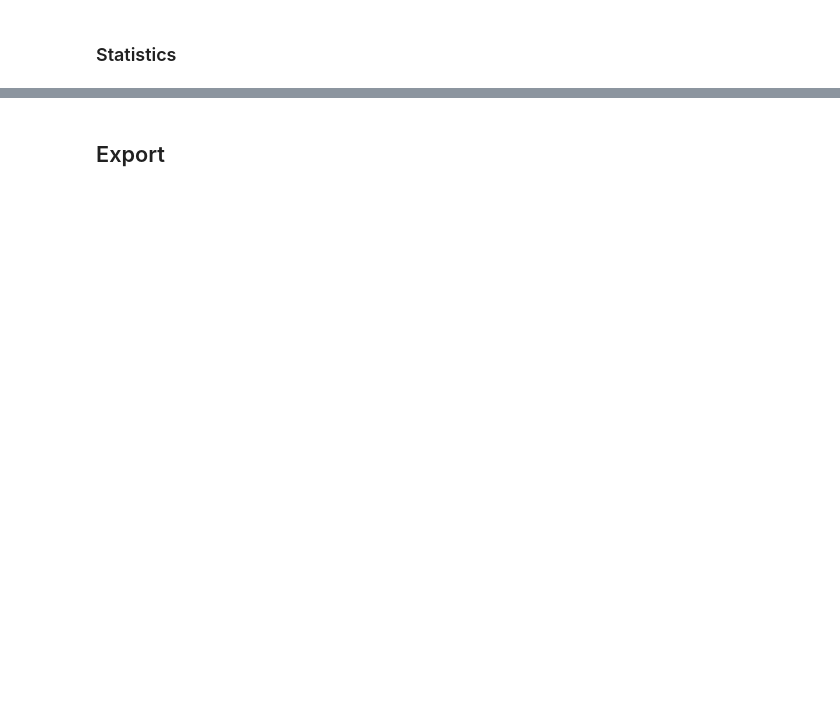
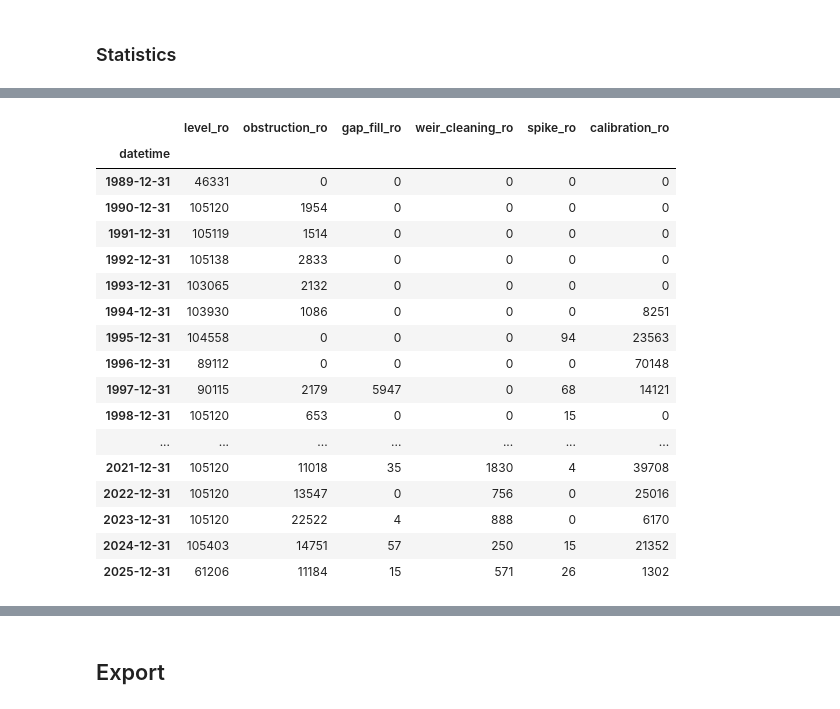
Before and after one commit to gmcginnis/info-698-capstone, a Jupyter notebook: code/02_eda.ipynb, the cells around one changed output, grey strips where cells are left out. Saved outputs shown, nothing was run; the diff lists cells and outputs as text; code cells hidden in the pictures; blank space fills up the shorter version.

```diff
--- a/code/02_eda.ipynb
+++ b/code/02_eda.ipynb
@@ -327,11 +326,30 @@ data_fm
 # %%
 # data_fm_yr = data_water[['obstruction', 'gap_fill', 'weir_cleaning', 'spike', 'calibration']].resample('1YE').sum()
 # data_fm_yr
-data_fm_yr = data_water[['obstruction', 'gap_fill', 'weir_cleaning', 'spike', 'calibration']].resample('1YE').sum()
-data_fm_yr_cnt = data_water['level'].resample('1YE').count()
+data_fm_yr = data_water[['obstruction_ro', 'gap_fill_ro', 'weir_cleaning_ro', 'spike_ro', 'calibration_ro']].resample('1YE').sum()
+data_fm_yr_cnt = data_water['level_ro'].resample('1YE').count()
 # data_fm_yr = pd.concat([data_fm_yr_cnt, data_fm_yr], axis=1)
 pd.concat([data_fm_yr_cnt, data_fm_yr], axis=1)
 # del data_fm_yr_cnt
+# %% [output]
+|  | level_ro | obstruction_ro | gap_fill_ro | weir_cleaning_ro | spike_ro | calibration_ro |
+| datetime |  |  |  |  |  |  |
+| 1989-12-31 | 46331 | 0 | 0 | 0 | 0 | 0 |
+| 1990-12-31 | 105120 | 1954 | 0 | 0 | 0 | 0 |
+| 1991-12-31 | 105119 | 1514 | 0 | 0 | 0 | 0 |
+| 1992-12-31 | 105138 | 2833 | 0 | 0 | 0 | 0 |
+| 1993-12-31 | 103065 | 2132 | 0 | 0 | 0 | 0 |
+| 1994-12-31 | 103930 | 1086 | 0 | 0 | 0 | 8251 |
+| 1995-12-31 | 104558 | 0 | 0 | 0 | 94 | 23563 |
+| 1996-12-31 | 89112 | 0 | 0 | 0 | 0 | 70148 |
+| 1997-12-31 | 90115 | 2179 | 5947 | 0 | 68 | 14121 |
+| 1998-12-31 | 105120 | 653 | 0 | 0 | 15 | 0 |
+| ... | ... | ... | ... | ... | ... | ... |
+| 2021-12-31 | 105120 | 11018 | 35 | 1830 | 4 | 39708 |
+| 2022-12-31 | 105120 | 13547 | 0 | 756 | 0 | 25016 |
+| 2023-12-31 | 105120 | 22522 | 4 | 888 | 0 | 6170 |
+| 2024-12-31 | 105403 | 14751 | 57 | 250 | 15 | 21352 |
+| 2025-12-31 | 61206 | 11184 | 15 | 571 | 26 | 1302 |
 # %%
 data_fm_yr_per = data_fm_yr.div(data_fm_yr_cnt, axis=0).multiply(100, axis=0)
 # data_fm_yr_per['year'] = data_fm_yr_per.index.year
```
Also changed, not shown: parts of 29 cells of this notebook.
